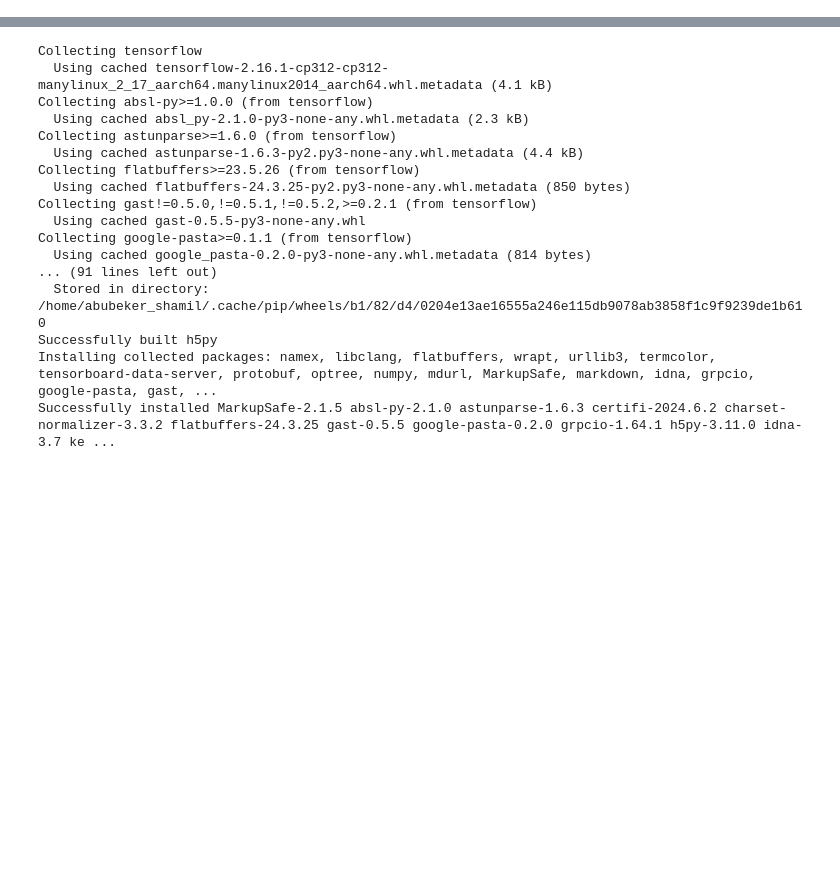
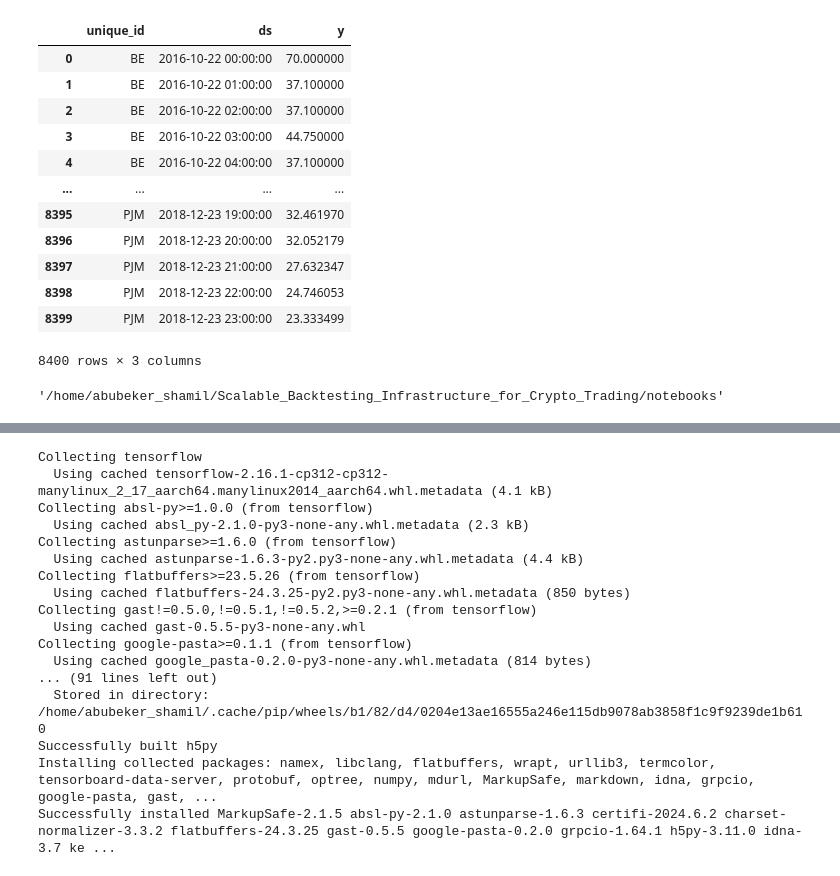
Before and after one commit to 10Accademy-InsightStreamInc/Scalable_Backtesting_Infrastructure_for_Crypto_Trading, a Jupyter notebook: notebooks/lstm.ipynb, the cells around one changed output, grey strips where cells are left out. Cells and saved outputs as stored; diff of their text form; code cells hidden in the pictures; blank space fills up the shorter version.

Commit message:
notebook: ecperimentations

```diff
--- a/notebooks/lstm.ipynb
+++ b/notebooks/lstm.ipynb
@@ -6,3 +44,24 @@ ModuleNotFoundError: No module named 'nixtla'
 # %%
 # 2. Read historic electricity demand data
 df = pd.read_csv('https://raw.githubusercontent.com/Nixtla/transfer-learning-time-series/main/datasets/electricity-short.csv')
+# %%
+df
+# %% [output]
+|  | unique_id | ds | y |
+| 0 | BE | 2016-10-22 00:00:00 | 70.000000 |
+| 1 | BE | 2016-10-22 01:00:00 | 37.100000 |
+| 2 | BE | 2016-10-22 02:00:00 | 37.100000 |
+| 3 | BE | 2016-10-22 03:00:00 | 44.750000 |
+| 4 | BE | 2016-10-22 04:00:00 | 37.100000 |
+| ... | ... | ... | ... |
+| 8395 | PJM | 2018-12-23 19:00:00 | 32.461970 |
+| 8396 | PJM | 2018-12-23 20:00:00 | 32.052179 |
+| 8397 | PJM | 2018-12-23 21:00:00 | 27.632347 |
+| 8398 | PJM | 2018-12-23 22:00:00 | 24.746053 |
+| 8399 | PJM | 2018-12-23 23:00:00 | 23.333499 |
+8400 rows × 3 columns
+# %%
+import os
+os.getcwd()
+# %% [output]
+'/home/abubeker_shamil/Scalable_Backtesting_Infrastructure_for_Crypto_Trading/notebooks'
```
Also changed, not shown: parts of 7 cells of this notebook, 2 other files.
